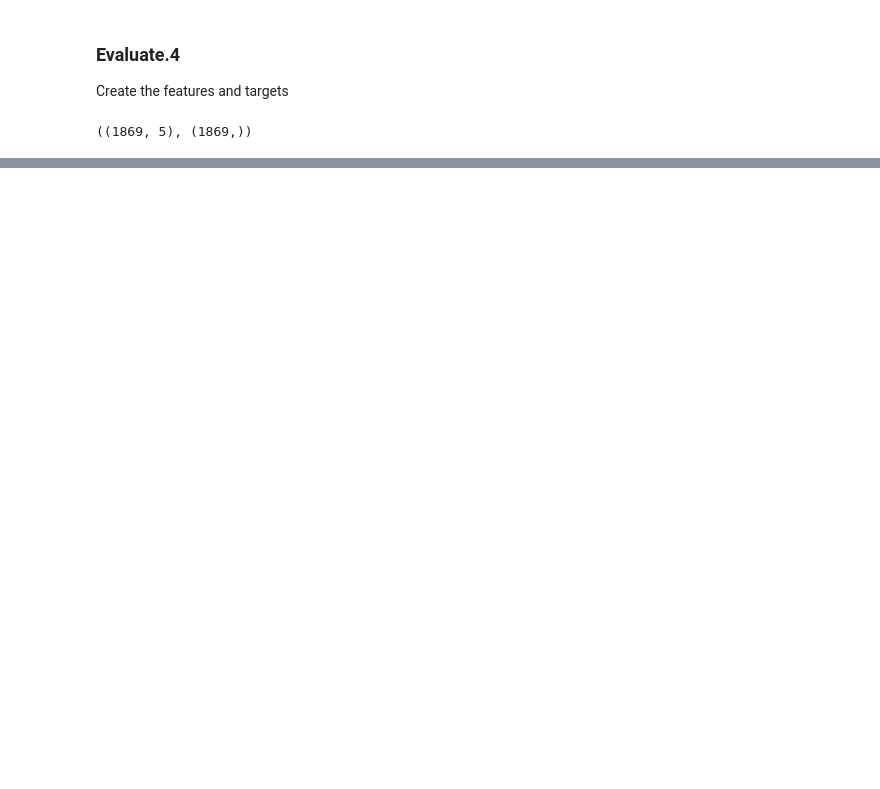
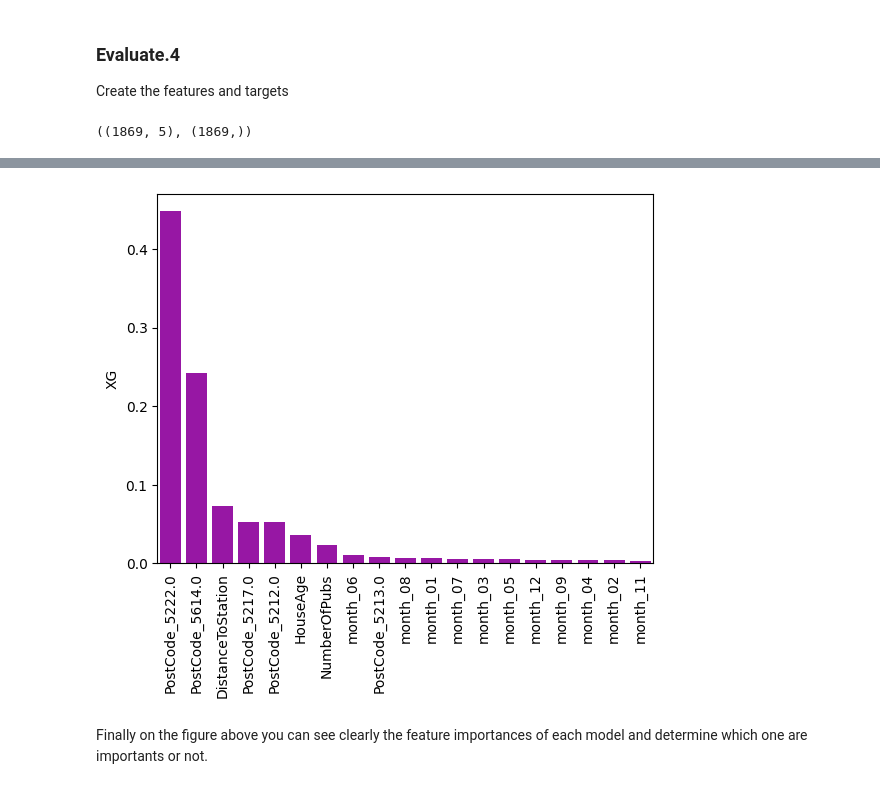
Before and after one commit to ulatinaedupa/ArtificialIntelligence, a Jupyter notebook: ProyectosEnClase/2 - Regresion/Predicting House Pricing.ipynb, the cells around one changed output, grey strips where cells are left out. Cells and saved outputs as stored; diff of their text form; code cells hidden in the pictures; blank space fills up the shorter version.

```diff
--- a/ProyectosEnClase/2 - Regresion/Predicting House Pricing.ipynb
+++ b/ProyectosEnClase/2 - Regresion/Predicting House Pricing.ipynb
@@ -722,0 +823,12 @@ AttributeError: 'Ridge' object has no attribute 'best_estimator_'
+# %%
+feat_imp_dict = dict()
+for algo, pipeline in fitted_model.items():
+    if algo == 'RD':
+        coef_ = pipeline.best_estimator_[1].coef_
+        sqr_coef = np.square(coef_)
+        feat_imp_dict[algo] = sqr_coef/np.sum(sqr_coef)
+    else:
+        feat_imp_dict[algo] = pipeline.best_estimator_[1].feature_importances_
+# %%
+models_feat_importance= pd.DataFrame(feat_imp_dict, feature_importances_names)
+models_feat_importance.sort_values(by='GB', ascending=False)
@@ -722,0 +853,10 @@ AttributeError: 'Ridge' object has no attribute 'best_estimator_'
+# %%
+sorted_model_name = 'XG'
+sorted_model_importance = models_feat_importance.sort_values(by=sorted_model_name, ascending=False)
+sns.barplot(x=sorted_model_importance.index, y=sorted_model_name, data=sorted_model_importance, color='#AA00BB')
+plt.xticks(rotation=90)
+plt.show()
+# %% [output]
+[figure, added]
+# %% [markdown]
+Finally on the figure above you can see clearly the feature importances of each model and determine which one are importants or not.
```
Also changed, not shown: parts of 54 cells of this notebook, 16 other files.
